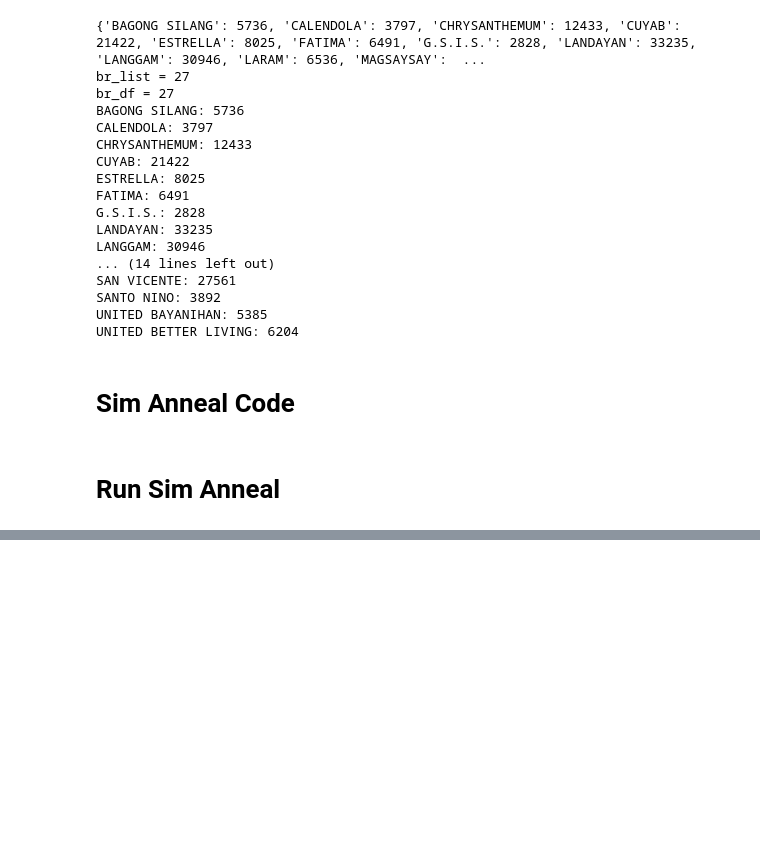
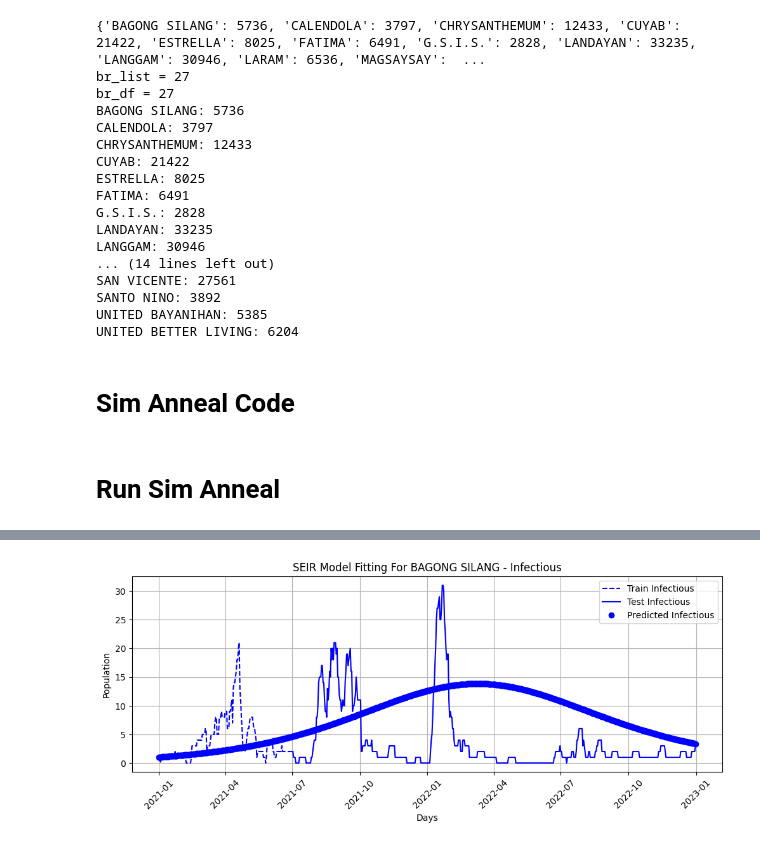
Before and after one commit to j-r-myG/SEIR_Modelling, a Jupyter notebook: sim_anneal_apply.ipynb, the cells around one changed output, grey strips where cells are left out. Drawn from its saved outputs; the diff is of its cells as text; code cells hidden in the pictures; blank space fills up the shorter version.

Commit message:
initial application created

```diff
--- a/sim_anneal_apply.ipynb
+++ b/sim_anneal_apply.ipynb
@@ -166,12 +166,9 @@ def objective_function(params, observed_data, initial_conditions, time_points, n
 
     for compartment, observed, predicted in zip(
         ["E", "I", "R"],
-        [observed_E, observed_I],
-        [predicted_E, predicted_I]
+        [observed_E, observed_I, observed_R],
+        [predicted_E, predicted_I, predicted_R]
         ):
-        # [observed_E, observed_I, observed_R],
-        # [predicted_E, predicted_I, predicted_R]
-        # ):
 
         r2 = r2_score(observed, predicted)
         mae = mean_absolute_error(observed, predicted)
@@ -198,7 +195,6 @@ def objective_function(params, observed_data, initial_conditions, time_points, n
     return total_metric, total_r2, total_mae, total_rmse
 
 
-
 # Simulated Annealing for SEIR parameter tuning
 def simulated_annealing_seir(observed_data, initial_conditions, time_points, temp, cooling_rate, max_iter, n):
     # Initial parameter guesses
@@ -208,14 +204,12 @@ def simulated_annealing_seir(observed_data, initial_conditions, time_points, tem
     best_r2, best_mae, best_rmse = current_r2, current_mae, current_rmse
     best_cost = current_cost
 
-    cost_list = []
-
-    min_temp = 1e-5
+    #min_temp = 1e-5
     initial_temp = temp
 
     for i in range(max_iter):
         # Generate new candidate parameters
-        new_params = [param + random.uniform(-0.005, 0.005) for param in current_params]
+        new_params = [param + random.uniform(-0.01, 0.01) for param in current_params]
         new_params = np.clip(new_params, 0, 1)  # Keep parameters in a valid range (0 to 1)
 
         # Evaluate the new candidate solution
@@ -233,15 +227,12 @@ def simulated_annealing_seir(observed_data, initial_conditions, time_points, tem
                 best_cost = new_cost
                 best_r2, best_mae, best_rmse = new_r2, new_mae, new_rmse
 
-        # log for visualizing progress
-        cost_list.append(best_cost)
-
         # Cool down the temperature
         #temp = max(temp * cooling_rate, min_temp)  # Exponential decrease
         #temp = temp - (initial_temp / max_iter)  # Linear decrease
         temp = initial_temp / (1 + cooling_rate * i)  # Logarithmic decrease
 
-    return best_params, best_cost, cost_list, temp, best_r2, best_mae, best_rmse
+    return best_params, best_r2, best_mae, best_rmse
 # %% [markdown]
 # Run Sim Anneal
 # %%
@@ -334,0 +363,69 @@ plt.show()
+# %%
+df_observed_data = main_df[(main_df['date'] >= '01/01/2021') & (main_df['date'] <= '12/31/2022')]
+
+for brgy_name, brgy_pop in barangay_population_dict.items():
+    brgy_data = df_observed_data[df_observed_data["barangay_Res"] == brgy_name]
+
+    if brgy_data.empty:
+        print(f"Skipping {brgy_name}: No data available.")
+        continue
+
+    # only for plotting
+    brgy_train_data = brgy_data[(brgy_data['date'] >= '01/01/2021') & (brgy_data['date'] <= '07/01/2021')]
+    brgy_test_data = brgy_data[(brgy_data['date'] >= '07/02/2021') & (brgy_data['date'] <= '12/31/2022')]
+
+    brgy_data = brgy_data.sort_values(by="date")
+    observed_data = brgy_data[["count_Exposed", "count_Infectious", "count_Recovered"]]
+
+    N = brgy_pop
+    E0 = observed_data['count_Exposed'].iloc[0] # Initial exposed cases
+    I0 = observed_data['count_Infectious'].iloc[0] # Initial infected from data
+    R0 = observed_data['count_Recovered'].iloc[0] # Initial recovered
+    S0 = N - E0 - I0 - R0  # Susceptible
+
+    initial_conditions: tuple = [S0, E0, I0, R0]
+    time_points = np.arange(observed_data.shape[0]) # odeint expects an array (vector) of integers.
+
+    try:
+        o_beta, o_sigma, o_gamma = params_dict[brgy_name]['beta'], params_dict[brgy_name]['sigma'], params_dict[brgy_name]['gamma'] # from best params
+
+    except Exception as e:
+        print(f"Error processing {brgy_name}: {e}")
+        continue
+
+    s, e, i, r = simulate_seir(o_beta, o_sigma, o_gamma, initial_conditions, time_points, N)
+
+    # for plotting observed data
+    plot_actual = pd.DataFrame({
+        'date_train': brgy_train_data['date'],
+        'date_test': brgy_test_data['date'],
+        'train_infectious': brgy_train_data['count_Infectious'],
+        'test_infectious': brgy_test_data['count_Infectious'],
+    })
+
+    plot_prediction = pd.DataFrame({
+    'date': brgy_data['date'],
+    'S': s,
+    'E': e,
+    'I': i,
+    'R': r
+    })
+
+    # Infectious
+    r2_infectious = r2_score(brgy_data['count_Infectious'], i)
+    mae_infectious = mean_absolute_error(brgy_data['count_Infectious'], i)
+    rmse_infectious = np.sqrt(mean_squared_error(brgy_data['count_Infectious'], i))
+    print(f"beta: {o_beta} \nsigma: {o_sigma} \ngamma: {o_gamma} \nr2: {r2_infectious} \nmae: {mae_infectious} \nrmse: {rmse_infectious}")
+
+    plt.figure(figsize=(12, 4))
+    plt.plot(plot_actual['date_train'], plot_actual['train_infectious'], 'b--', label='Train Infectious')
+    plt.plot(plot_actual['date_test'], plot_actual['test_infectious'], 'b-', label='Test Infectious')
+    plt.plot(plot_prediction['date'], plot_prediction['I'], 'bo', label='Predicted Infectious')
+    plt.xlabel('Days')
+    plt.ylabel('Population')
+    plt.legend()
+    plt.xticks(rotation=45)
+    plt.title(f'SEIR Model Fitting For {brgy_name} - Infectious')
+    plt.grid(True)
+    plt.show()
+# %% [output]
@@ -334,0 +438 @@ plt.show()
+[figure, added]
```
Also changed, not shown: parts of 3 cells of this notebook, 1 other file.
